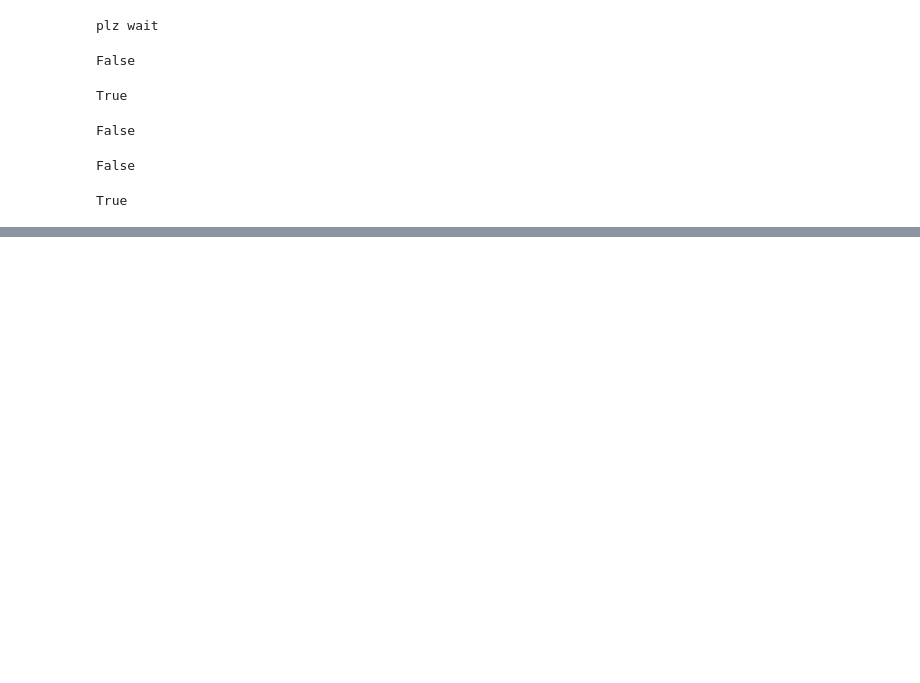
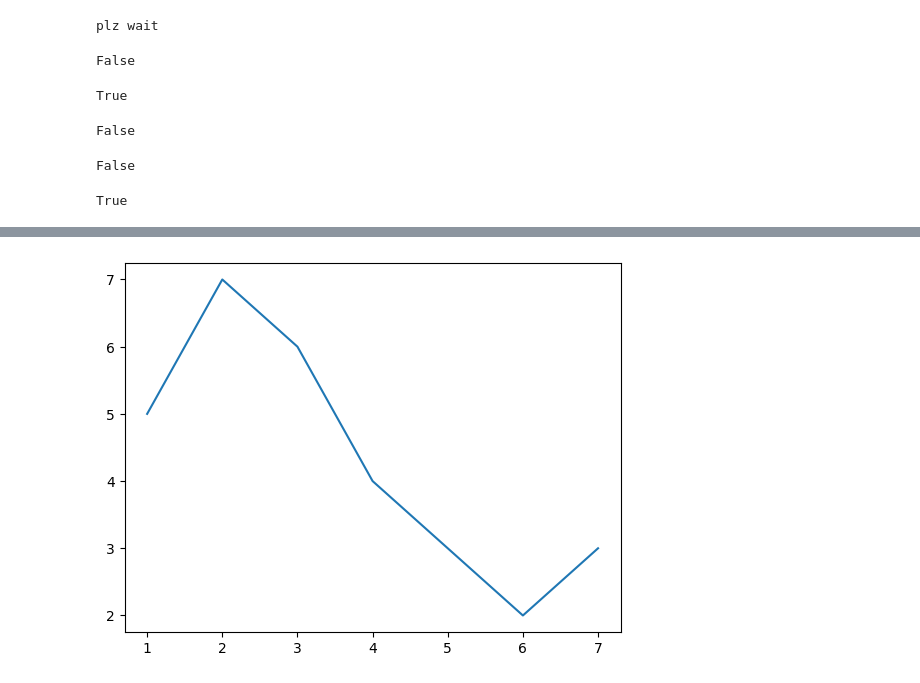
Before and after one commit to vishalshrma6168/ml2, a Jupyter notebook: Untitled.ipynb, the cells around one changed output, grey strips where cells are left out. Cells and saved outputs as stored; diff of their text form; code cells hidden in the pictures; blank space fills up the shorter version.

```diff
--- a/Untitled.ipynb
+++ b/Untitled.ipynb
@@ -659,0 +810,7 @@ True
+# %%
+a=[1,2,3,4,5,6,7]
+b=[5,7,6,4,3,2,3]
+sns.lineplot(x=a,y=b)
+plt.show()
+# %% [output]
+[figure, added]
```
Also changed, not shown: parts of 32 cells of this notebook, 6 other files.
